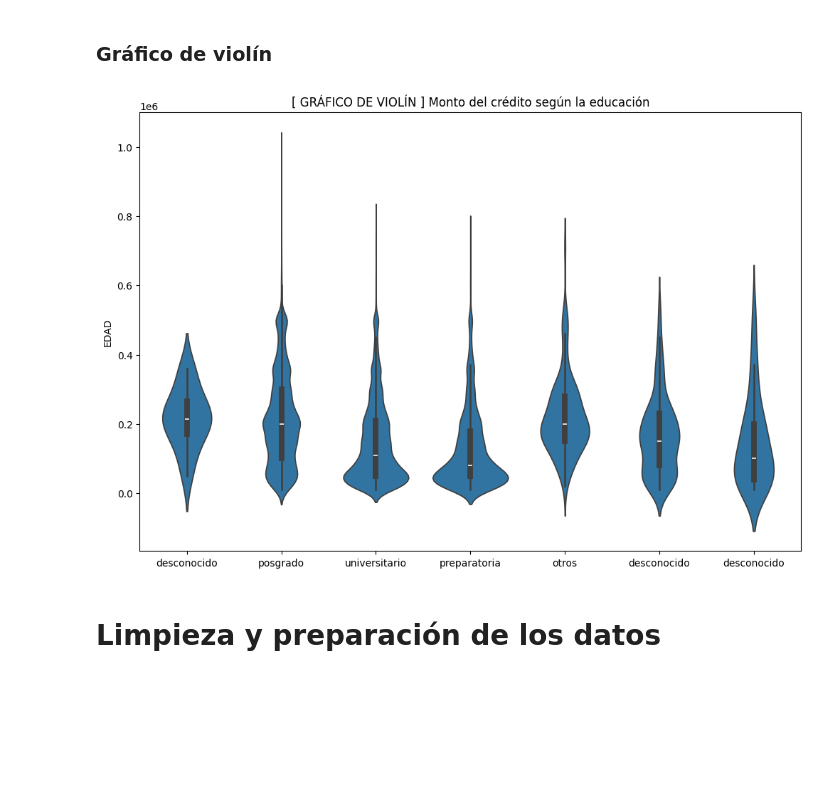
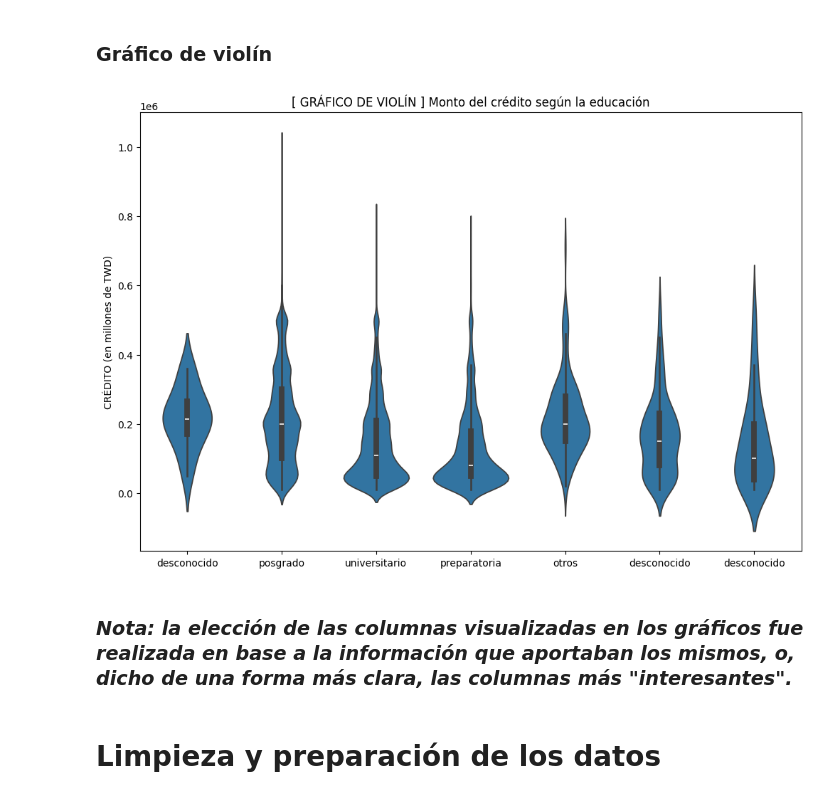
Before and after one commit to JuanCruzArese/TP-Final-ICD, a Jupyter notebook: TP_Final_ICD.ipynb, the cells around one changed output. Drawn from its saved outputs; the diff is of its cells as text; code cells hidden in the pictures; blank space fills up the shorter version.

```diff
--- a/TP_Final_ICD.ipynb
+++ b/TP_Final_ICD.ipynb
@@ -166,11 +193,13 @@ plot('box', 'default.payment.next.month', 'LIMIT_BAL',
 # %%
 plot('violin', 'EDUCATION', 'LIMIT_BAL',
      '[ GRÁFICO DE VIOLÍN ] Monto del crédito según la educación',
      [0, 1, 2, 3, 4, 5, 6],
      ['desconocido', 'posgrado', 'universitario', 'preparatoria', 'otros', 'desconocido', 'desconocido'],
-     'EDAD')
+     'CRÉDITO (en millones de TWD)')
 # %% [output]
-[figure, old version]
+[figure, new version]
+# %% [markdown]
+### *Nota: la elección de las columnas visualizadas en los gráficos fue realizada en base a la información que aportaban los mismos, o, dicho de una forma más clara, las columnas más "interesantes".*
 # %% [markdown]
 # **Limpieza y preparación de los datos**
 # %% [markdown]
```
Also changed, not shown: parts of 24 cells of this notebook.
